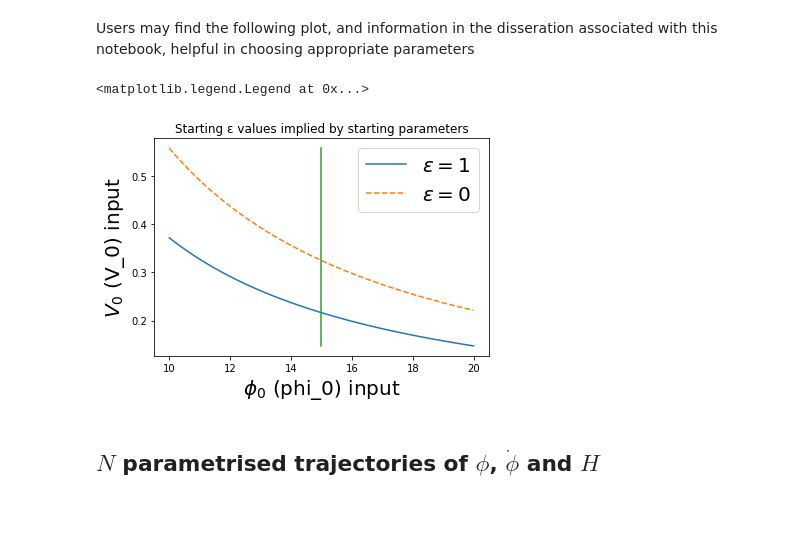
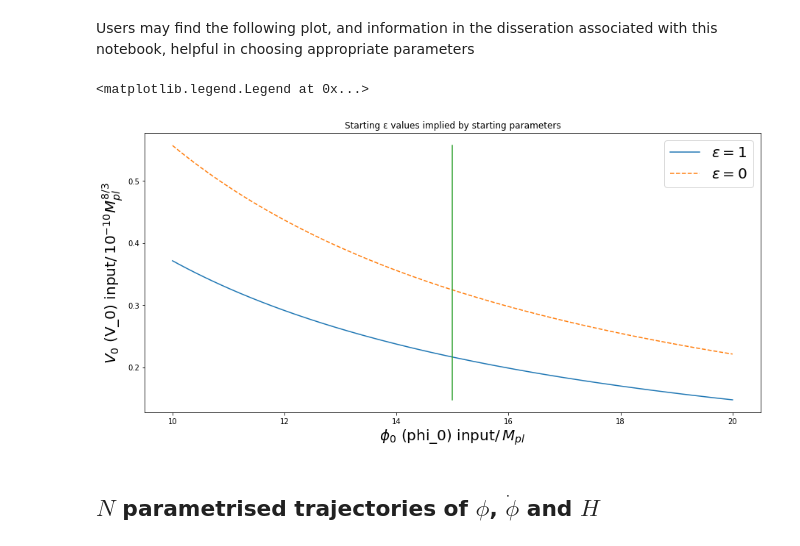
Before and after one commit to jacb1729/DynamicsofCosmoinflation2021, a Jupyter notebook: Numerical HJ examples.ipynb, the cells around one changed output. Drawn from its saved outputs; the diff is of its cells as text; code cells hidden in the pictures; blank space fills up the shorter version.

```diff
--- a/Numerical HJ examples.ipynb
+++ b/Numerical HJ examples.ipynb
@@ -13,10 +13,11 @@ I'd like to ensure $\varepsilon > 0$, and I remedy this by taking an adaptive sc
 grad_calc = lambda H, V0, phi, m: (abs(1.5*(H**2) - 0.5*V0*(phi**m)))**0.5
 grad_sqr = lambda H, V0, phi, m: 1.5*(H**2) - 0.5*V0*(phi**m)
 epsilon_calc = lambda  H, V0, phi, m: 2*(abs(1.5*(H**2) - 0.5*V0*(phi**m))/(H**2))
+g = lambda x: x if x>0.00001 else 0.00001
 def f(H, V0, phi, m):
     '''Interpolation of step-size so that particularly small ε values have small enough step sizes.
     This could be particularly helpful with ϕ^m potentials for small m>0'''
-    returnval = (0.5**((0.0001/epsilon_calc(H, V0, phi, m)))) if epsilon_calc(H, V0, phi, m) < 0.0001 else 0.5
+    returnval = (0.5**((0.0001/g(epsilon_calc(H, V0, phi, m))))) if epsilon_calc(H, V0, phi, m) < 0.0001 else 0.5
     return returnval
 # %% [markdown]
 Below is the main algorithm. I have included updated `trajectory` and `tot_traj` functions - they include parameter check suppression options(`suppress`), but more importantly and `epsilonstop` option which runs the $H$ trajectory from the end of inflation back to $\varepsilon = 1$, which is inflation as per its definition in the formal model, rather than ending inflation after a predecided number of e-folds.
@@ -265,25 +266,26 @@ Users may find the following plot, and information in the disseration associated
 # %%
 #consider choices of m
 h60 = 2
 m= 4/3
 linechoice = 15
 
 phi60 = np.linspace(10, 20, 101)
 Vzero = [(h60**2)*2/(phi**m) for phi in phi60]
 Vzero2 = [(h60**2)*3/(phi**m) for phi in phi60]
 
 py.style.use('small_plots.txt')
 
+figgy = py.figure(figsize = (15, 7))
 py.plot(phi60, Vzero, label = '$ε = 1$')
 py.plot(phi60, Vzero2, '--', label = '$ε = 0$')
 py.plot(np.linspace(linechoice, linechoice, 11), np.linspace(Vzero[-1], Vzero2[0], 11))
-py.xlabel('$\phi_0$ (phi_0) input')
-py.ylabel('$V_0$ (V_0) input')
+py.xlabel('$\phi_0$ (phi_0) input$/\, M_{pl}$')
+py.ylabel('$V_0$ (V_0) input$/\, 10^{-10}M_{pl}^{8/3}$') #The exponent
 py.title('Starting ε values implied by starting parameters')
 py.legend()
 # %% [output]
 <matplotlib.legend.Legend at 0x...>
-[figure, old version]
+[figure, new version]
 # %% [markdown]
 ## $N$ parametrised trajectories of $\phi$, $\dot{\phi}$ and $H$
 # %%
```
Also changed, not shown: parts of 2 cells of this notebook, 2 other files.
